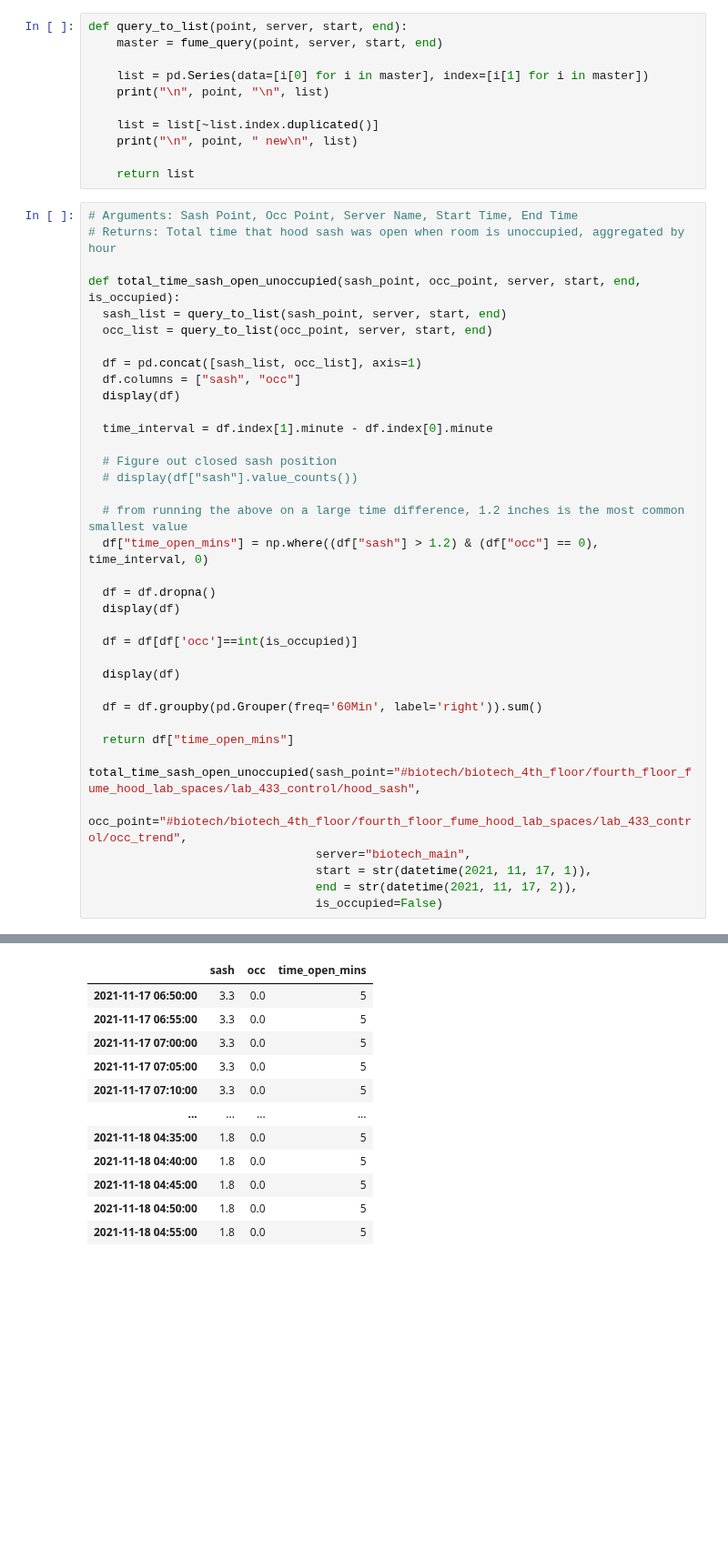
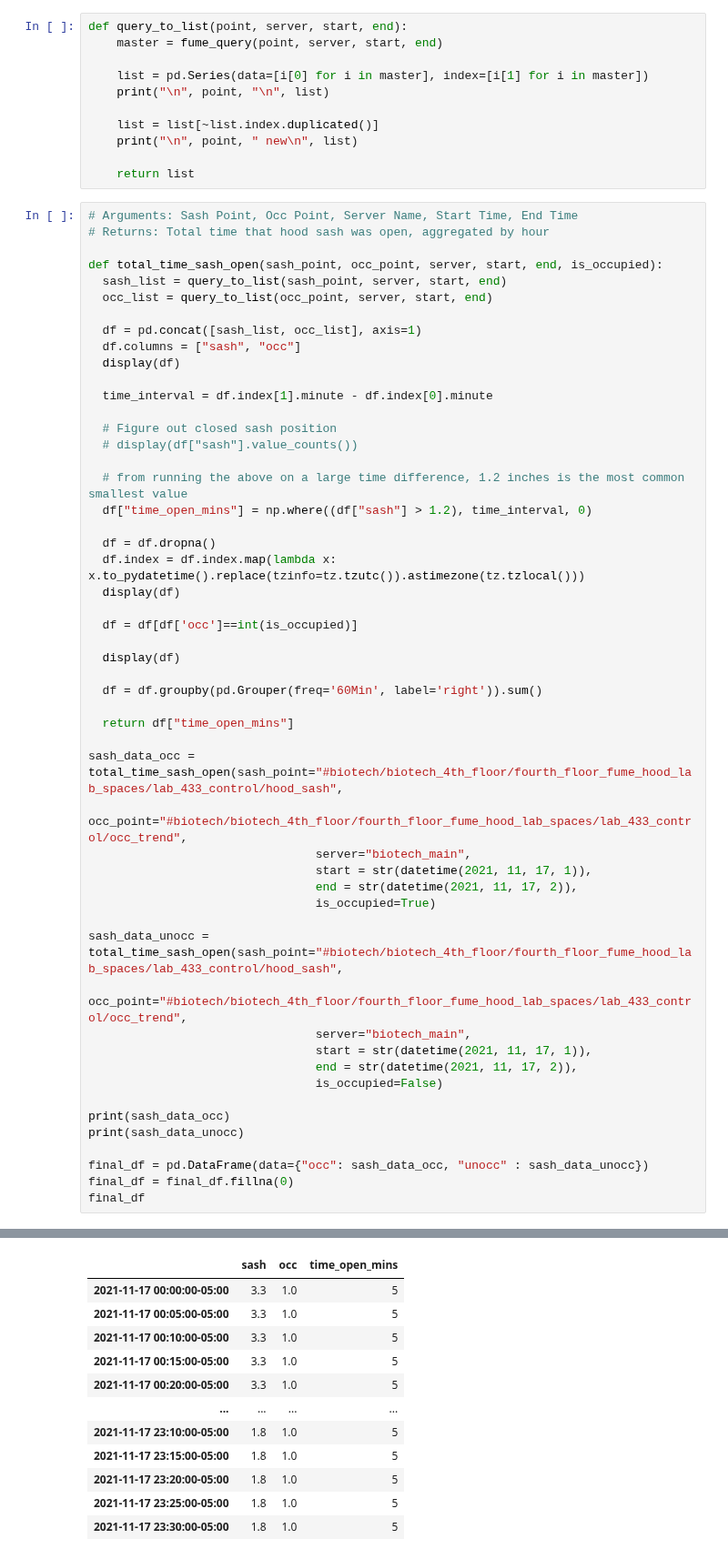
Before and after one commit to thereidfleish/fume-hood-dashboard, a Jupyter notebook: query_v2.ipynb, the cells around one changed output, grey strips where cells are left out. Shown at 91% size. Saved outputs shown, nothing was run; the diff lists cells and outputs as text; blank space fills up the shorter version.

```diff
--- a/query_v2.ipynb
+++ b/query_v2.ipynb
@@ -74,9 +75,9 @@ def query_to_list(point, server, start, end):
     return list
 # %%
 # Arguments: Sash Point, Occ Point, Server Name, Start Time, End Time
-# Returns: Total time that hood sash was open when room is unoccupied, aggregated by hour
+# Returns: Total time that hood sash was open, aggregated by hour
 
-def total_time_sash_open_unoccupied(sash_point, occ_point, server, start, end, is_occupied):
+def total_time_sash_open(sash_point, occ_point, server, start, end, is_occupied):
   sash_list = query_to_list(sash_point, server, start, end)
   occ_list = query_to_list(occ_point, server, start, end)
 
@@ -90,9 +91,10 @@ def total_time_sash_open_unoccupied(sash_point, occ_point, server, start, end, i
   # display(df["sash"].value_counts())
 
   # from running the above on a large time difference, 1.2 inches is the most common smallest value
-  df["time_open_mins"] = np.where((df["sash"] > 1.2) & (df["occ"] == 0), time_interval, 0)
+  df["time_open_mins"] = np.where((df["sash"] > 1.2), time_interval, 0)
 
   df = df.dropna()
+  df.index = df.index.map(lambda x: x.to_pydatetime().replace(tzinfo=tz.tzutc()).astimezone(tz.tzlocal()))
   display(df)
 
   df = df[df['occ']==int(is_occupied)]
@@ -103,12 +105,26 @@ def total_time_sash_open_unoccupied(sash_point, occ_point, server, start, end, i
 
   return df["time_open_mins"]
 
-total_time_sash_open_unoccupied(sash_point="#biotech/biotech_4th_floor/fourth_floor_fume_hood_lab_spaces/lab_433_control/hood_sash",
+sash_data_occ = total_time_sash_open(sash_point="#biotech/biotech_4th_floor/fourth_floor_fume_hood_lab_spaces/lab_433_control/hood_sash",
+                                occ_point="#biotech/biotech_4th_floor/fourth_floor_fume_hood_lab_spaces/lab_433_control/occ_trend",
+                                server="biotech_main",
+                                start = str(datetime(2021, 11, 17, 1)),
+                                end = str(datetime(2021, 11, 17, 2)),
+                                is_occupied=True)
+
+sash_data_unocc = total_time_sash_open(sash_point="#biotech/biotech_4th_floor/fourth_floor_fume_hood_lab_spaces/lab_433_control/hood_sash",
                                 occ_point="#biotech/biotech_4th_floor/fourth_floor_fume_hood_lab_spaces/lab_433_control/occ_trend",
                                 server="biotech_main",
                                 start = str(datetime(2021, 11, 17, 1)),
                                 end = str(datetime(2021, 11, 17, 2)),
                                 is_occupied=False)
+
+print(sash_data_occ)
+print(sash_data_unocc)
+
+final_df = pd.DataFrame(data={"occ": sash_data_occ, "unocc" : sash_data_unocc})
+final_df = final_df.fillna(0)
+final_df
 # %% [output]
 <Response [200]>
 
@@ -155,13 +171,13 @@ Length: 288, dtype: float64
 288 rows × 3 columns
 |  | sash | occ | time_open_mins |
-| 2021-11-17 06:50:00 | 3.3 | 0.0 | 5 |
-| 2021-11-17 06:55:00 | 3.3 | 0.0 | 5 |
-| 2021-11-17 07:00:00 | 3.3 | 0.0 | 5 |
-| 2021-11-17 07:05:00 | 3.3 | 0.0 | 5 |
-| 2021-11-17 07:10:00 | 3.3 | 0.0 | 5 |
+| 2021-11-17 00:00:00-05:00 | 3.3 | 1.0 | 5 |
+| 2021-11-17 00:05:00-05:00 | 3.3 | 1.0 | 5 |
+| 2021-11-17 00:10:00-05:00 | 3.3 | 1.0 | 5 |
+| 2021-11-17 00:15:00-05:00 | 3.3 | 1.0 | 5 |
+| 2021-11-17 00:20:00-05:00 | 3.3 | 1.0 | 5 |
 | ... | ... | ... | ... |
-| 2021-11-18 04:35:00 | 1.8 | 0.0 | 5 |
-| 2021-11-18 04:40:00 | 1.8 | 0.0 | 5 |
-| 2021-11-18 04:45:00 | 1.8 | 0.0 | 5 |
-| 2021-11-18 04:50:00 | 1.8 | 0.0 | 5 |
-| 2021-11-18 04:55:00 | 1.8 | 0.0 | 5 |
+| 2021-11-17 23:10:00-05:00 | 1.8 | 1.0 | 5 |
+| 2021-11-17 23:15:00-05:00 | 1.8 | 1.0 | 5 |
+| 2021-11-17 23:20:00-05:00 | 1.8 | 1.0 | 5 |
+| 2021-11-17 23:25:00-05:00 | 1.8 | 1.0 | 5 |
+| 2021-11-17 23:30:00-05:00 | 1.8 | 1.0 | 5 |
```
Also changed, not shown: parts of 3 cells of this notebook, 3 other files.
